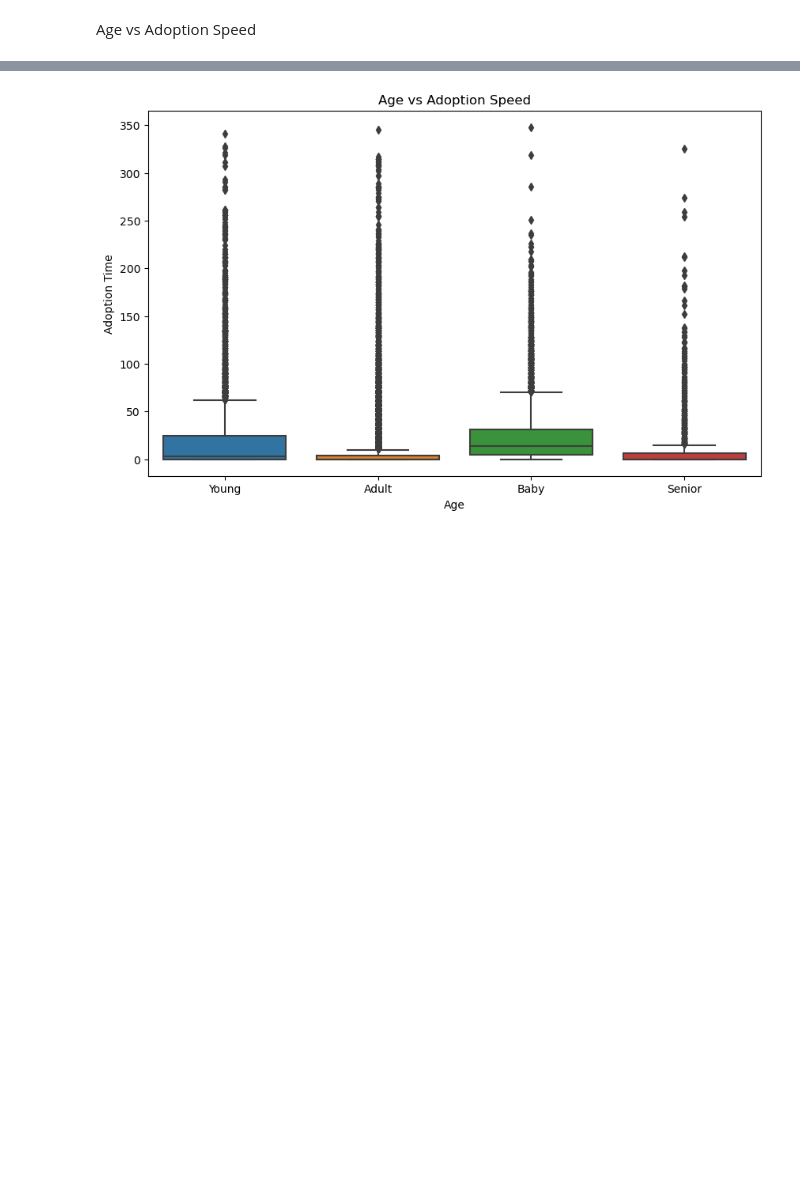
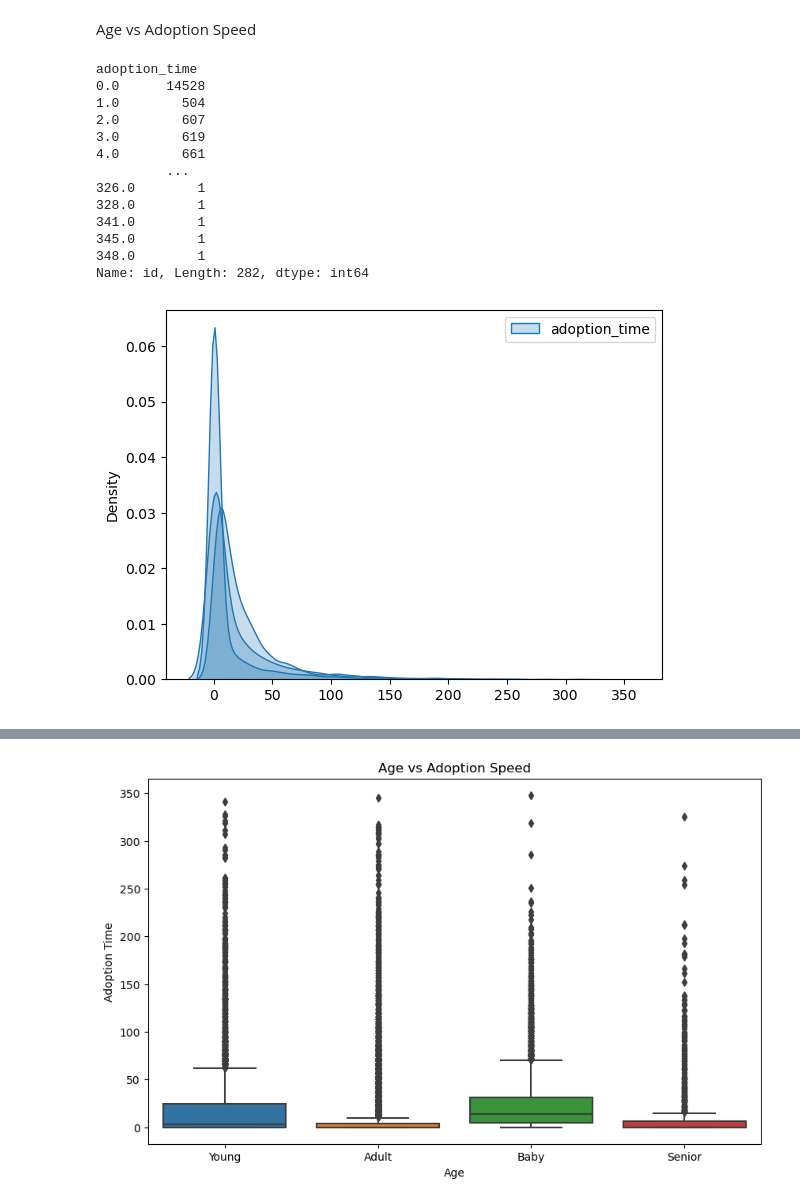
Before and after one commit to elisianguyen/2023-Tennessee-Adoption-Dynamics, a Jupyter notebook: notebooks/pet_adoption_analysis_mvp.ipynb, the cells around one changed output, grey strips where cells are left out. Saved outputs shown, nothing was run; the diff lists cells and outputs as text; code cells hidden in the pictures; blank space fills up the shorter version.

```diff
--- a/notebooks/pet_adoption_analysis_mvp.ipynb
+++ b/notebooks/pet_adoption_analysis_mvp.ipynb
@@ -241,3 +289,36 @@ plt.show()
 #### Does an animals age impact adoption speed?
 # %% [markdown]
 Age vs Adoption Speed
+# %%
+young = adopted[adopted['age'] == 'Young']
+young = young[['adoption_time']]
+
+adult = adopted[adopted['age'] == 'Adult']
+adult = adult[['adoption_time']]
+
+baby = adopted[adopted['age'] == 'Baby']
+baby = baby[['adoption_time']]
+
+senior = adopted[adopted['age'] == 'Senior']
+senior = senior[['adoption_time']]
+
+sns.kdeplot(young, fill=True)
+sns.kdeplot(adult, fill=True)
+sns.kdeplot(baby, fill=True)
+
+adopted.groupby('adoption_time')['id'].count()
+# %% [output]
+adoption_time
+0.0      14528
+1.0        504
+2.0        607
+3.0        619
+4.0        661
+         ...
+326.0        1
+328.0        1
+341.0        1
+345.0        1
+348.0        1
+Name: id, Length: 282, dtype: int64
+[figure, added]
```
Also changed, not shown: parts of 4 cells of this notebook, 1 other file.
